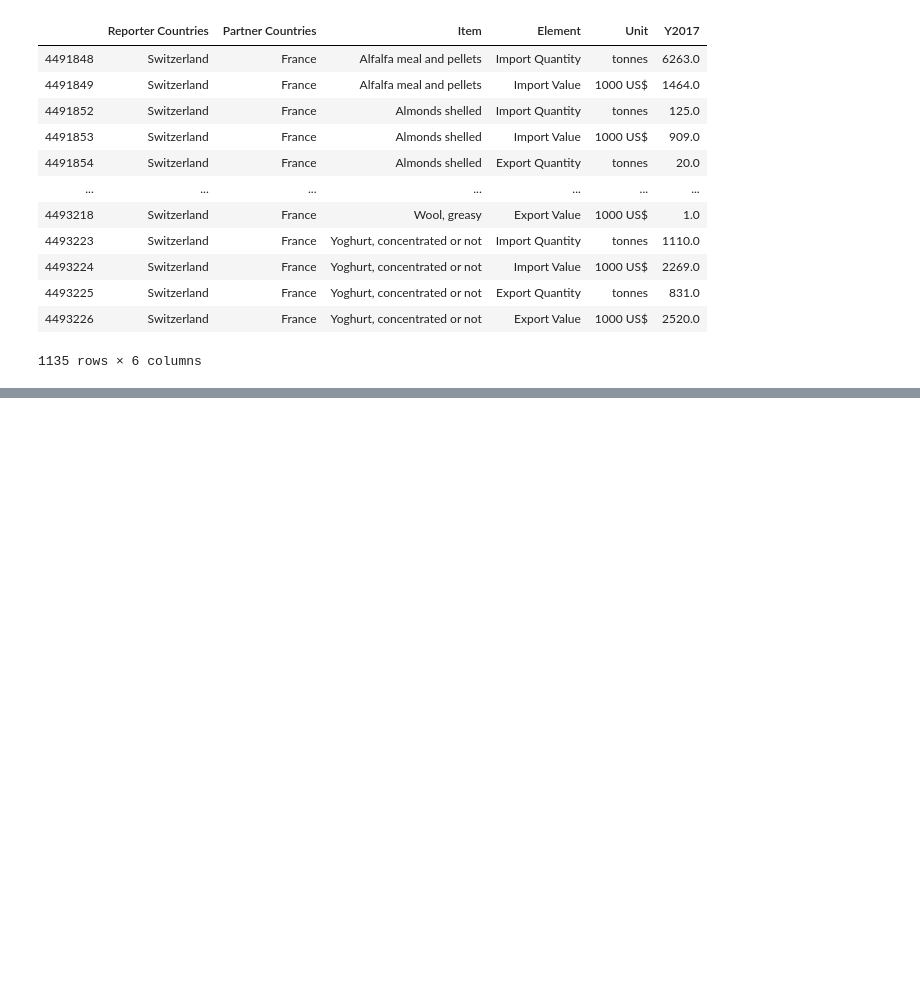
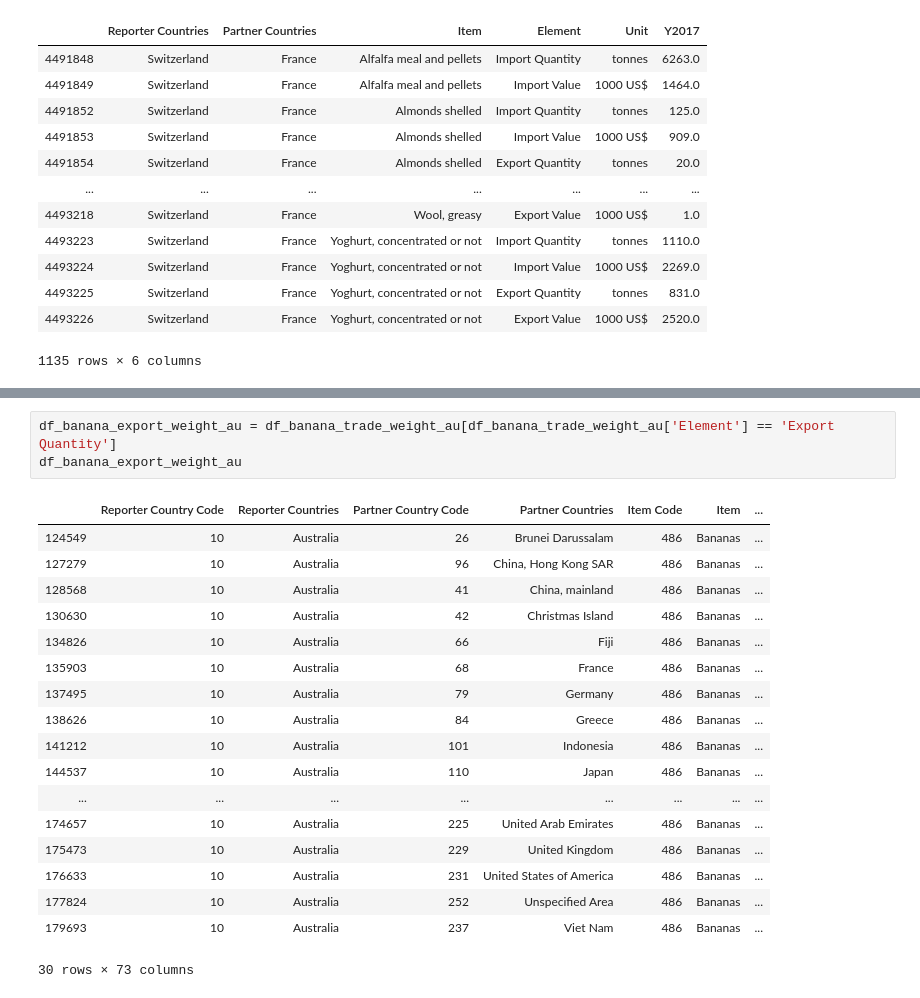
Before and after one commit to n-poulsen/GranADA, a Jupyter notebook: code/marketResponse.ipynb, the cells around one changed output, grey strips where cells are left out. Drawn from its saved outputs; the diff is of its cells as text; blank space fills up the shorter version.

```diff
--- a/code/marketResponse.ipynb
+++ b/code/marketResponse.ipynb
@@ -64,0 +170,22 @@ df_trade_ch_fr_2017
+# %%
+df_banana_export_weight_au = df_banana_trade_weight_au[df_banana_trade_weight_au['Element'] == 'Export Quantity']
+df_banana_export_weight_au
+# %% [output]
+|  | Reporter Country Code | Reporter Countries | Partner Country Code | Partner Countries | Item Code | Item | ... |
+| 124549 | 10 | Australia | 26 | Brunei Darussalam | 486 | Bananas | ... |
+| 127279 | 10 | Australia | 96 | China, Hong Kong SAR | 486 | Bananas | ... |
+| 128568 | 10 | Australia | 41 | China, mainland | 486 | Bananas | ... |
+| 130630 | 10 | Australia | 42 | Christmas Island | 486 | Bananas | ... |
+| 134826 | 10 | Australia | 66 | Fiji | 486 | Bananas | ... |
+| 135903 | 10 | Australia | 68 | France | 486 | Bananas | ... |
+| 137495 | 10 | Australia | 79 | Germany | 486 | Bananas | ... |
+| 138626 | 10 | Australia | 84 | Greece | 486 | Bananas | ... |
+| 141212 | 10 | Australia | 101 | Indonesia | 486 | Bananas | ... |
+| 144537 | 10 | Australia | 110 | Japan | 486 | Bananas | ... |
+| ... | ... | ... | ... | ... | ... | ... | ... |
+| 174657 | 10 | Australia | 225 | United Arab Emirates | 486 | Bananas | ... |
+| 175473 | 10 | Australia | 229 | United Kingdom | 486 | Bananas | ... |
+| 176633 | 10 | Australia | 231 | United States of America | 486 | Bananas | ... |
+| 177824 | 10 | Australia | 252 | Unspecified Area | 486 | Bananas | ... |
+| 179693 | 10 | Australia | 237 | Viet Nam | 486 | Bananas | ... |
+30 rows × 73 columns
```
Also changed, not shown: parts of 7 cells of this notebook, 1 other file.
